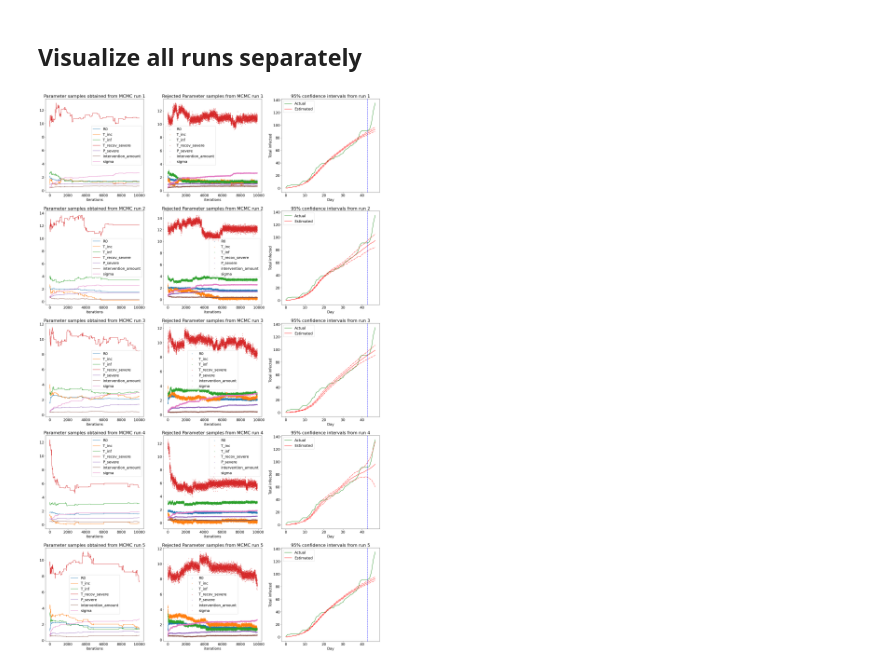
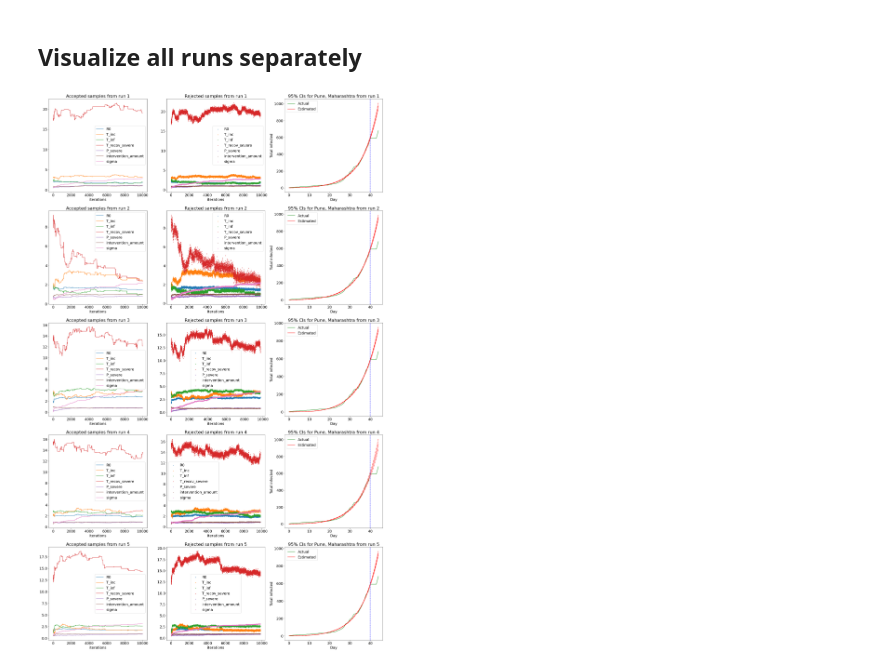
Before and after one commit to WadhwaniAI/covid-modelling, a Jupyter notebook: notebooks/seir/[TRY] metropolis.ipynb, the cells around one changed output. Cells and saved outputs as stored; diff of their text form; code cells hidden in the pictures.

Commit message:
update mcmc notebook

```diff
--- a/notebooks/seir/[TRY] metropolis.ipynb
+++ b/notebooks/seir/[TRY] metropolis.ipynb
@@ -34,3 +32,7 @@ df_district = get_district_time_series(dataframes)
+# %%
+regions = [('Delhi', ''), ('Karnataka', 'Bengaluru'), ('Maharashtra', 'Mumbai'), ('Maharashtra', 'Pune'), ('Gujarat', 'Ahmadabad'), ('Rajasthan', 'Jaipur')]
+state, district = regions[3]
+df_district = get_district_time_series(dataframes, state=state, district=district)
 # %% [markdown]
 ## Create train-val splits
 # %%
@@ -270,7 +292,7 @@ for k, run in enumerate(mcmc):
         plt.plot(list(range(len(df_samples[param]))), df_samples[param], label=param)
     plt.xlabel("iterations")
     plt.legend()
-    plt.title("Parameter samples obtained from MCMC run {}".format(k+1))
+    plt.title("Accepted samples from run {}".format(k+1))
 
     rej_samples = pd.DataFrame(rej)
 
@@ -279,7 +301,7 @@ for k, run in enumerate(mcmc):
         plt.scatter(list(range(len(rej_samples[param]))), rej_samples[param], label=param, s=2)
     plt.xlabel("iterations")
     plt.legend()
-    plt.title("Rejected Parameter samples from MCMC run {}".format(k+1))
+    plt.title("Rejected samples from run {}".format(k+1))
 
     burn_in = int(len(acc) / 2)
     n_samples = 1000
@@ -289,33 +311,33 @@ for k, run in enumerate(mcmc):
     pred_dfs = list()
     for i in tqdm(sample_indices):
         pred_dfs.append(optimiser.solve(posterior_samples[int(i)], default_params, data_split))
 
     for df in pred_dfs:
         df.set_index('date', inplace=True)
 
     result = pred_dfs[0].copy()
     for col in result.columns:
         result["{}_low".format(col)] = ''
         result["{}_high".format(col)] = ''
 
     for date in tqdm(pred_dfs[0].index):
         for key in pred_dfs[0]:
             result.loc[date, key], result.loc[date, "{}_low".format(key)], result.loc[date, "{}_high".format(key)] = get_PI(pred_dfs, date, key)
 
     data_split.set_index("date", inplace=True)
 
     plt.subplot(len(mcmc), 3, 3*k + 3)
     plt.plot(data_split['total_infected'].tolist(), c='g', label='Actual')
     plt.plot(result['total_infected'].tolist(), c='r', label='Estimated')
     plt.plot(result['total_infected_low'].tolist(), c='r', linestyle='dashdot')
     plt.plot(result['total_infected_high'].tolist(), c='r', linestyle='dashdot')
     plt.axvline(x=len(df_train), c='b', linestyle='dashed')
     plt.xlabel("Day")
     plt.ylabel("Total infected")
     plt.legend()
-    plt.title("95% confidence intervals from run {}".format(k+1))
+    plt.title("95% CIs for {}, {} from run {}".format(district, state, k+1))
 
-plt.savefig("./mcmc_runs.png")
+plt.savefig("./mcmc_runs_{}_{}.png".format(district, state))
 plt.show()
 # %% [output]
-[figure, old version]
+[figure, new version]
```
Also changed, not shown: parts of 4 cells of this notebook.
